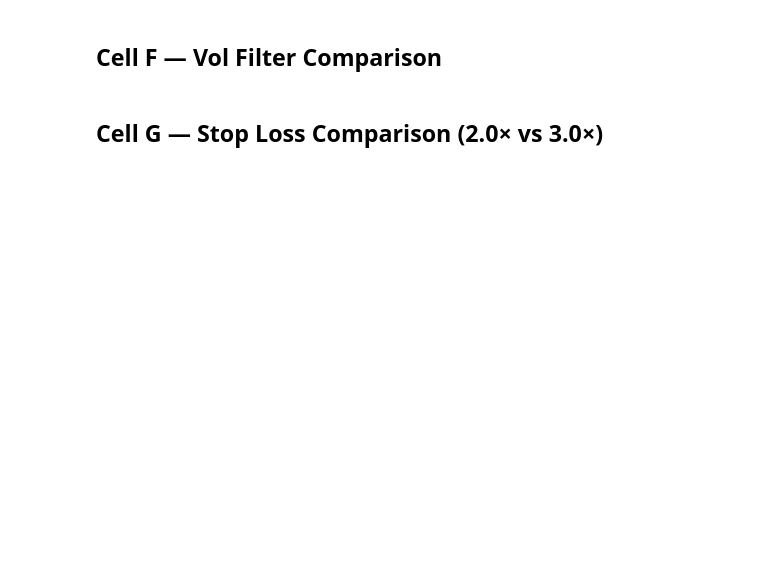
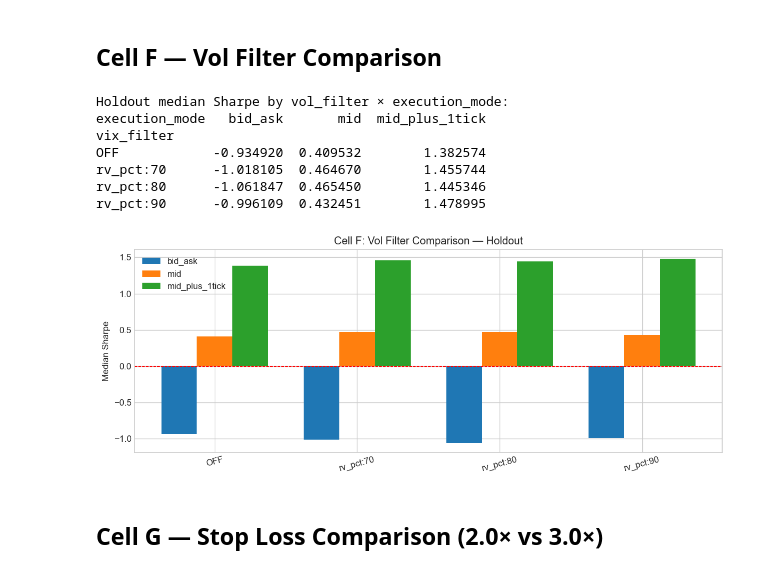
Before and after one commit to osteiner78/options-backtest, a Jupyter notebook: research/2026-05-15 - B3 - v7 refined grid.ipynb, the cells around one changed output. Cells and saved outputs as stored; diff of their text form; code cells hidden in the pictures; blank space fills up the shorter version.

```diff
--- a/research/2026-05-15 - B3 - v7 refined grid.ipynb
+++ b/research/2026-05-15 - B3 - v7 refined grid.ipynb
@@ -200,26 +260,39 @@ plt.show()
 # %%
 vf_order = ["OFF", "rv_pct:70", "rv_pct:80", "rv_pct:90"]
 print("Holdout median Sharpe by vol_filter × execution_mode:")
 vf_pivot = holdout.pivot_table(
     values="sharpe", index="vix_filter", columns="execution_mode", aggfunc="median"
 ).reindex(vf_order)
 print(vf_pivot.to_string())
 
 fig, ax = plt.subplots(figsize=(10, 4))
 x = np.arange(len(vf_order))
 width = 0.25
 for i, m in enumerate(modes):
-    vals = [holdout[(holdout["vix_filter"] == vf) & (holdout["execution_mode"] == m)]["sharpe"].median()
-            for vf in vf_order]
+    vals = [
+        holdout[(holdout["vix_filter"] == vf) & (holdout["execution_mode"] == m)][
+            "sharpe"
+        ].median()
+        for vf in vf_order
+    ]
     ax.bar(x + i * width, vals, width, label=m)
 ax.set_xticks(x + width)
 ax.set_xticklabels(vf_order, rotation=15)
 ax.axhline(0, color="red", linestyle="--", linewidth=0.8)
 ax.legend()
 ax.set_ylabel("Median Sharpe")
 ax.set_title("Cell F: Vol Filter Comparison — Holdout")
 plt.tight_layout()
 plt.show()
+# %% [output]
+Holdout median Sharpe by vol_filter × execution_mode:
+execution_mode   bid_ask       mid  mid_plus_1tick
+vix_filter
+OFF            -0.934920  0.409532        1.382574
+rv_pct:70      -1.018105  0.464670        1.455744
+rv_pct:80      -1.061847  0.465450        1.445346
+rv_pct:90      -0.996109  0.432451        1.478995
+[figure, added]
 # %% [markdown]
 ## Cell G — Stop Loss Comparison (2.0× vs 3.0×)
 # %%
```
Also changed, not shown: parts of 13 cells of this notebook, 26 other files.
